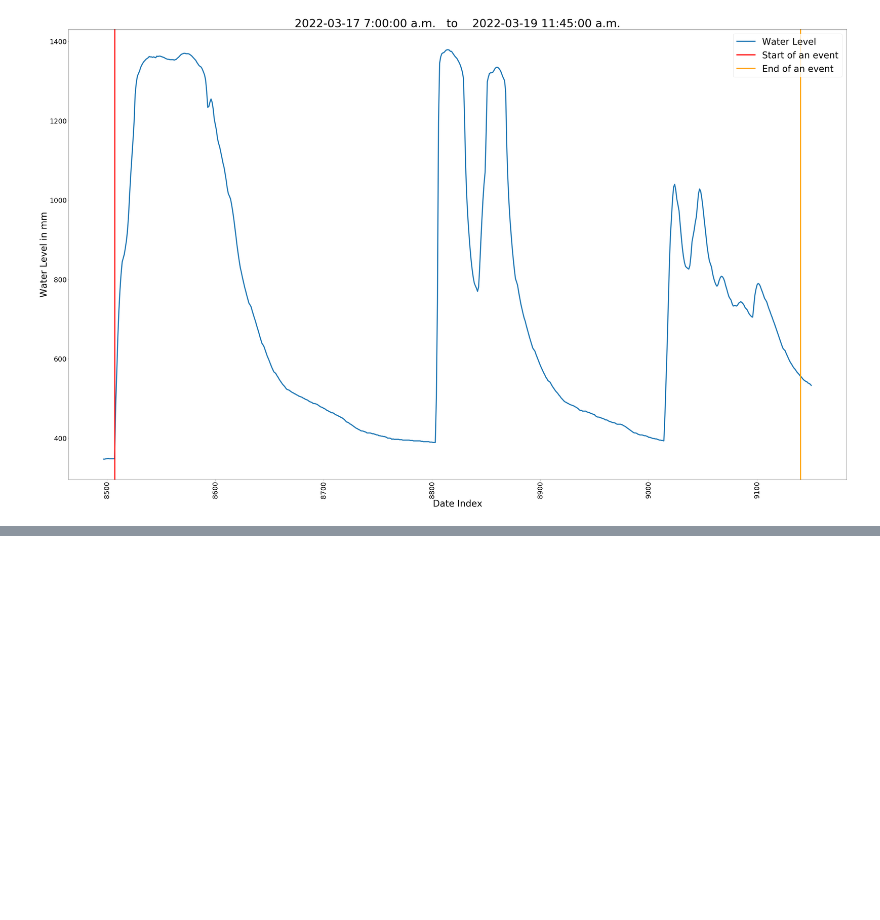
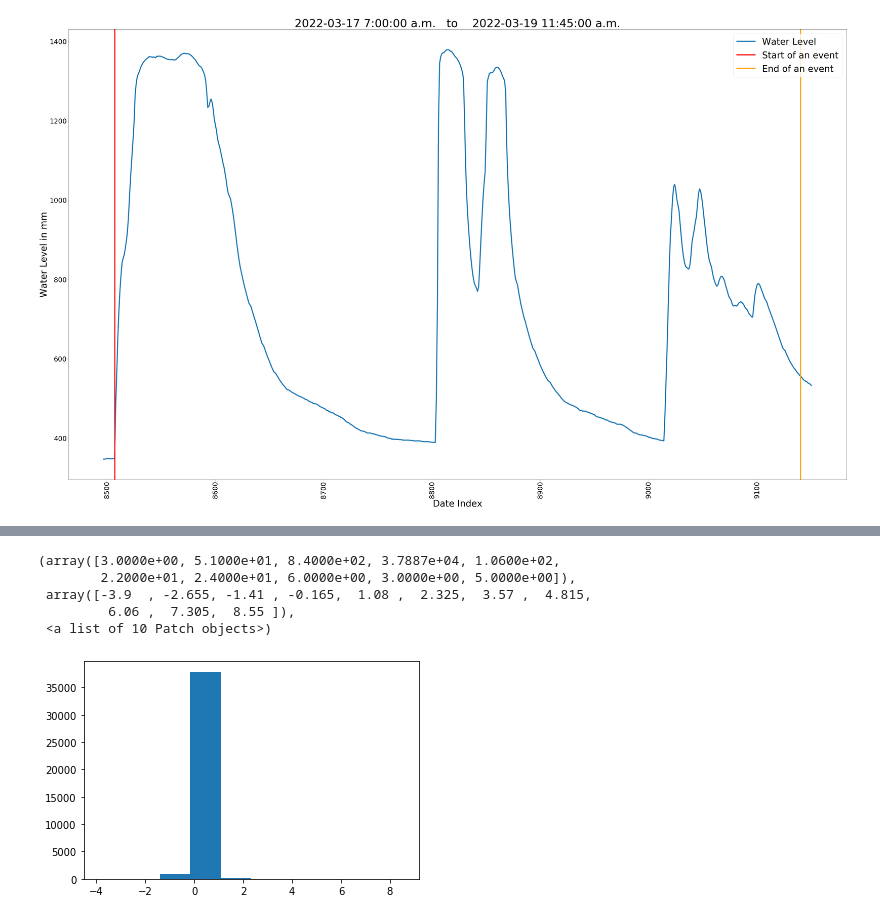
Before and after one commit to hasibum/m2pi22-Novion-Project, a Jupyter notebook: water_level_data.ipynb, the cells around one changed output, grey strips where cells are left out. Drawn from its saved outputs; the diff is of its cells as text; code cells hidden in the pictures; blank space fills up the shorter version.

```diff
--- a/water_level_data.ipynb
+++ b/water_level_data.ipynb
@@ -173,0 +174,16 @@ plt.show()
+# %%
+wl_mm=sBDF[" Water Level [m]"].to_numpy()*1000  # water level in mm
+slope_up=[]
+slope_dw=[]
+for i in range(sADF.shape[0]-4):
+    slope_dw.append((wl_mm[i+4]-wl_mm[i])/(4*5))
+    slope_up.append((wl_mm[i+1]-wl_mm[i])/(5))
+# %%
+plt.hist(slope_dw)
+# %% [output]
+(array([3.0000e+00, 5.1000e+01, 8.4000e+02, 3.7887e+04, 1.0600e+02,
+        2.2000e+01, 2.4000e+01, 6.0000e+00, 3.0000e+00, 5.0000e+00]),
+ array([-3.9  , -2.655, -1.41 , -0.165,  1.08 ,  2.325,  3.57 ,  4.815,
+         6.06 ,  7.305,  8.55 ]),
+ <a list of 10 Patch objects>)
+[figure, added]
```
Also changed, not shown: parts of 6 cells of this notebook.
